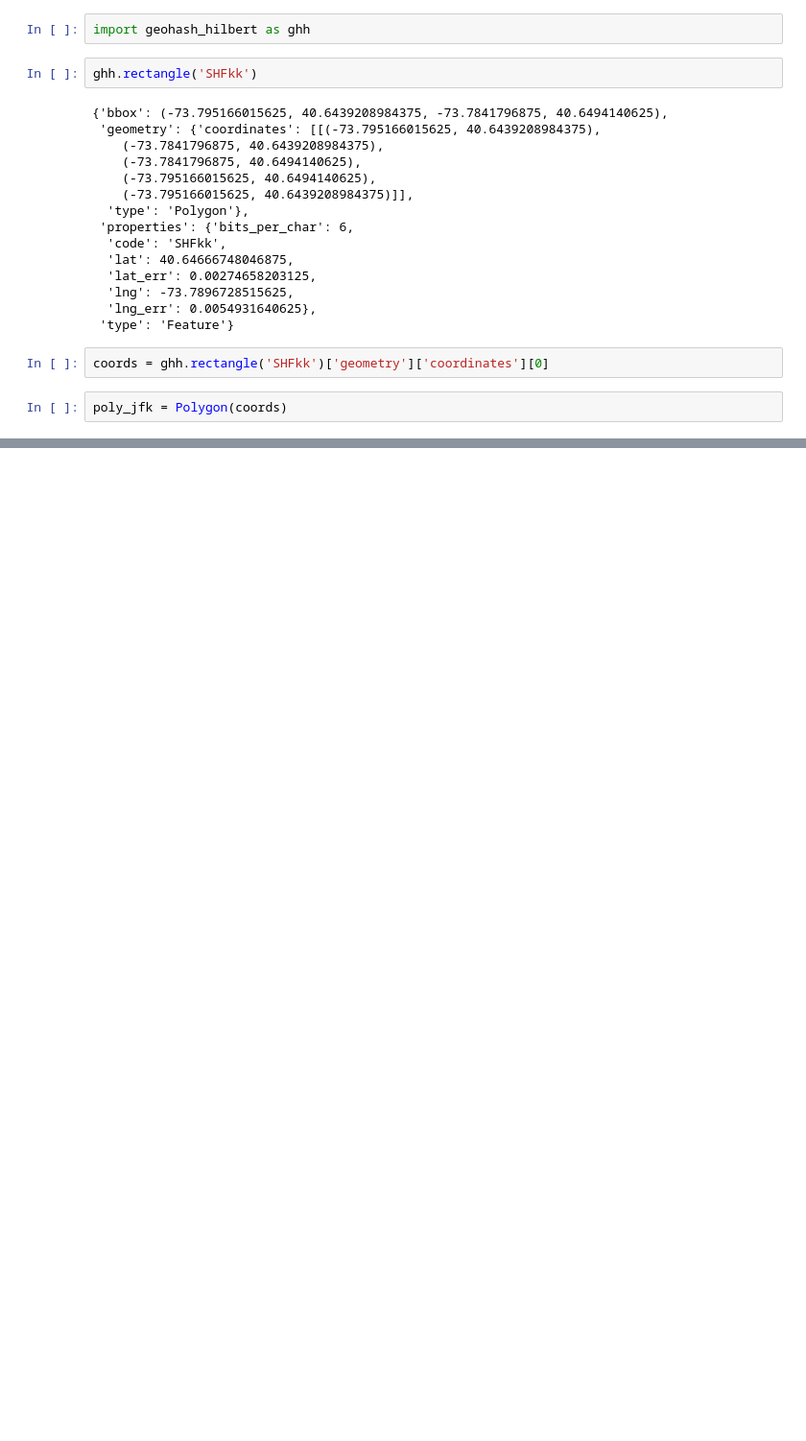
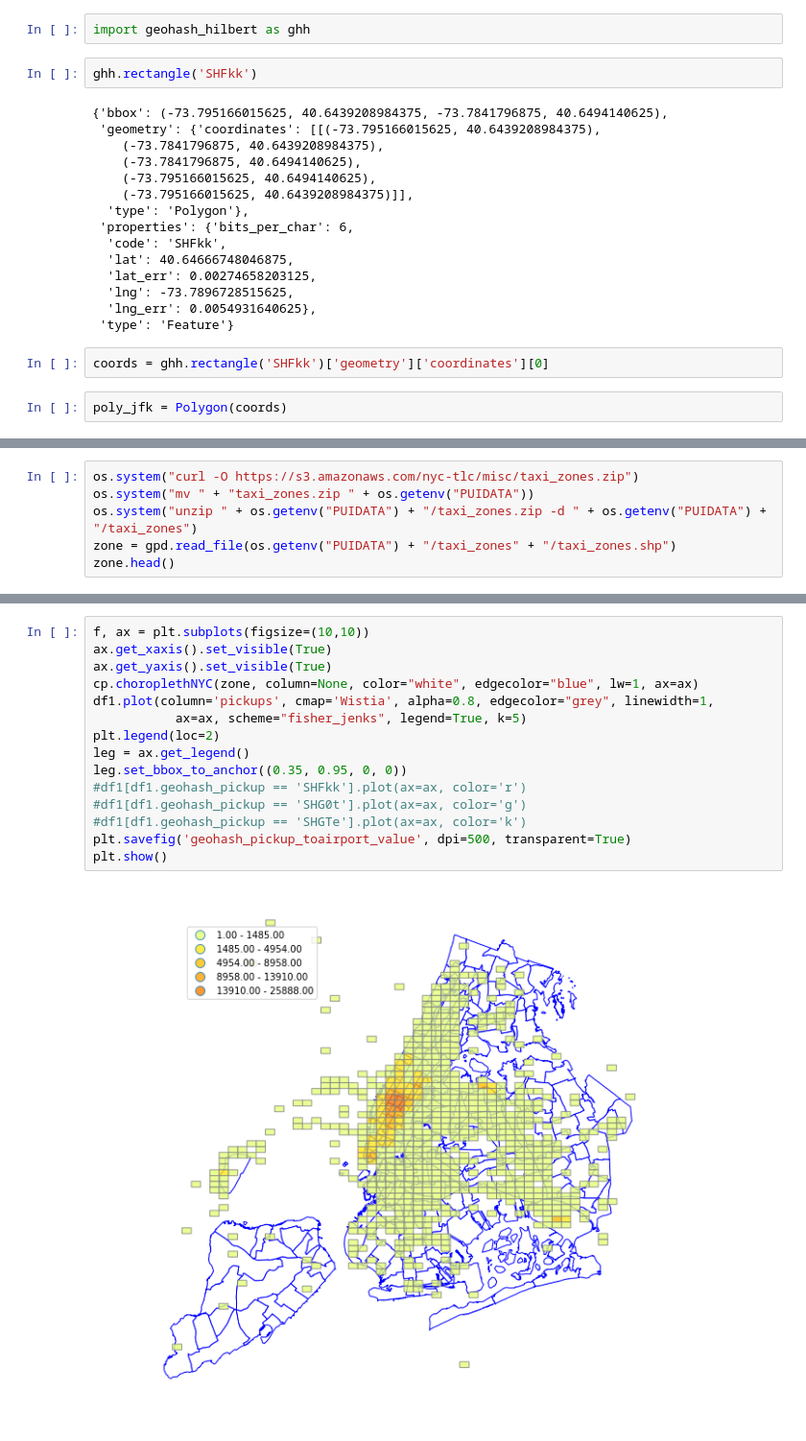
Before and after one commit to lingyielia/YellowTaxi, a Jupyter notebook: geohashmap.ipynb, the cells around one changed output, grey strips where cells are left out. Shown: that part at 96% size. Cells and saved outputs as stored; diff of their text form; blank space fills up the shorter version.

```diff
--- a/geohashmap.ipynb
+++ b/geohashmap.ipynb
@@ -140,0 +169,6 @@ plt.show()
+# %%
+os.system("curl -O https://s3.amazonaws.com/nyc-tlc/misc/taxi_zones.zip")
+os.system("mv " + "taxi_zones.zip " + os.getenv("PUIDATA"))
+os.system("unzip " + os.getenv("PUIDATA") + "/taxi_zones.zip -d " + os.getenv("PUIDATA") + "/taxi_zones")
+zone = gpd.read_file(os.getenv("PUIDATA") + "/taxi_zones" + "/taxi_zones.shp")
+zone.head()
@@ -140,0 +182,17 @@ plt.show()
+# %%
+f, ax = plt.subplots(figsize=(10,10))
+ax.get_xaxis().set_visible(True)
+ax.get_yaxis().set_visible(True)
+cp.choroplethNYC(zone, column=None, color="white", edgecolor="blue", lw=1, ax=ax)
+df1.plot(column='pickups', cmap='Wistia', alpha=0.8, edgecolor="grey", linewidth=1,
+           ax=ax, scheme="fisher_jenks", legend=True, k=5)
+plt.legend(loc=2)
+leg = ax.get_legend()
+leg.set_bbox_to_anchor((0.35, 0.95, 0, 0))
+#df1[df1.geohash_pickup == 'SHFkk'].plot(ax=ax, color='r')
+#df1[df1.geohash_pickup == 'SHG0t'].plot(ax=ax, color='g')
+#df1[df1.geohash_pickup == 'SHGTe'].plot(ax=ax, color='k')
+plt.savefig('geohash_pickup_toairport_value', dpi=500, transparent=True)
+plt.show()
+# %% [output]
+[figure, added]
```
Also changed, not shown: parts of 28 cells of this notebook.
